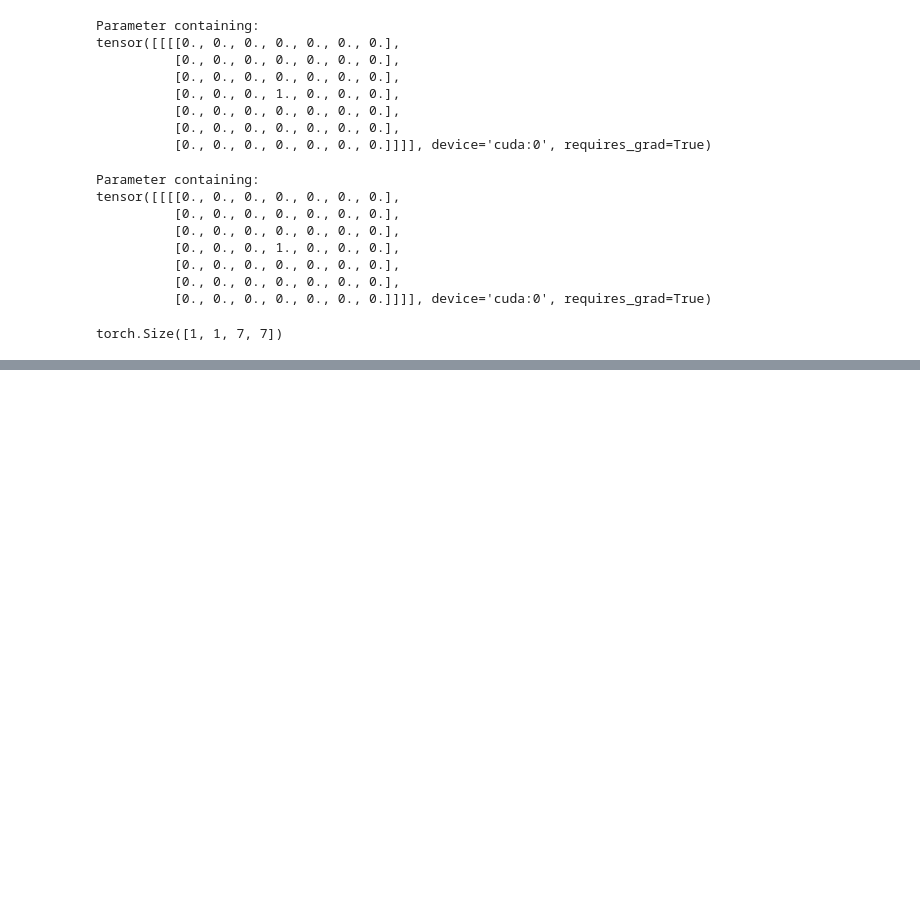
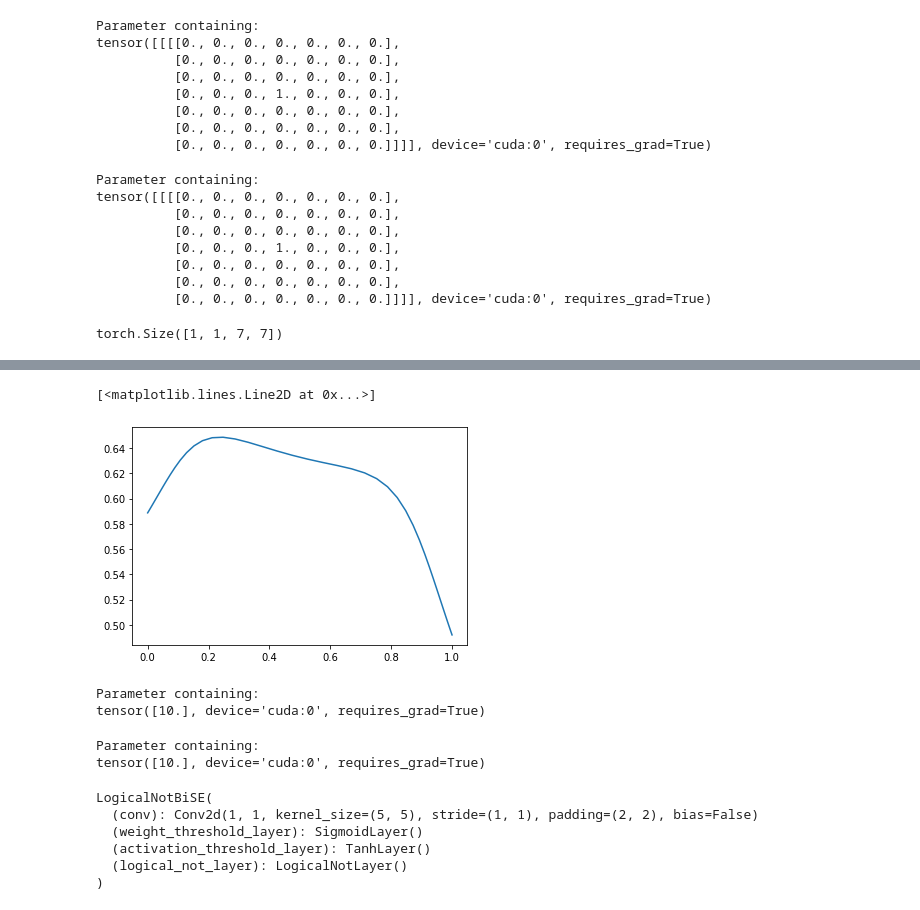
Before and after one commit to TheodoreAouad/3d_segm, a Jupyter notebook: Notebooks/DeepMorpho.ipynb, the cells around one changed output, grey strips where cells are left out. Saved outputs shown, nothing was run; the diff lists cells and outputs as text; code cells hidden in the pictures; blank space fills up the shorter version.

```diff
--- a/Notebooks/DeepMorpho.ipynb
+++ b/Notebooks/DeepMorpho.ipynb
@@ -704,0 +758,42 @@ torch.Size([1, 1, 7, 7])
+# %%
+img, target = next(iter(dataloader))
+# %%
+reload_modules()
+alphas = np.linspace(-10, 10, 100)
+loss_values = []
+loss = nn.BCEWithLogitsLoss()
+
+for alpha in alphas:
+#     net_dil = bimonn.BiMoNN(
+#         kernel_size=[(5, 5)], logical_not=True, activation_P=1, alpha_init=alpha)
+#     net_dil.logical_not_layer.alpha.fill_(alpha)
+    net_dil = bise.LogicalNotBiSE(kernel_size=(5, 5), activation_P=1, alpha_init=alpha)
+    net_dil.to(device)
+
+    with torch.no_grad():
+        loss_values.append(loss(net_dil(img).squeeze(), target).detach().item())
+# %%
+# plt.plot(net_dil.bises[0].logical_not_layer.threshold_fn(torch.tensor(alphas)), loss_values)
+plt.plot(net_dil.logical_not_layer.threshold_fn(torch.tensor(alphas)), loss_values)
+# %% [output]
+[<matplotlib.lines.Line2D at 0x...>]
+[figure, added]
+# %%
+net_dil.bises[0].alpha
+# %% [output]
+Parameter containing:
+tensor([10.], device='cuda:0', requires_grad=True)
+# %%
+net_dil.alpha
+# %% [output]
+Parameter containing:
+tensor([10.], device='cuda:0', requires_grad=True)
+# %%
+net_dil
+# %% [output]
+LogicalNotBiSE(
+  (conv): Conv2d(1, 1, kernel_size=(5, 5), stride=(1, 1), padding=(2, 2), bias=False)
+  (weight_threshold_layer): SigmoidLayer()
+  (activation_threshold_layer): TanhLayer()
+  (logical_not_layer): LogicalNotLayer()
+)
```
Also changed, not shown: parts of 9 cells of this notebook, 6 other files.
